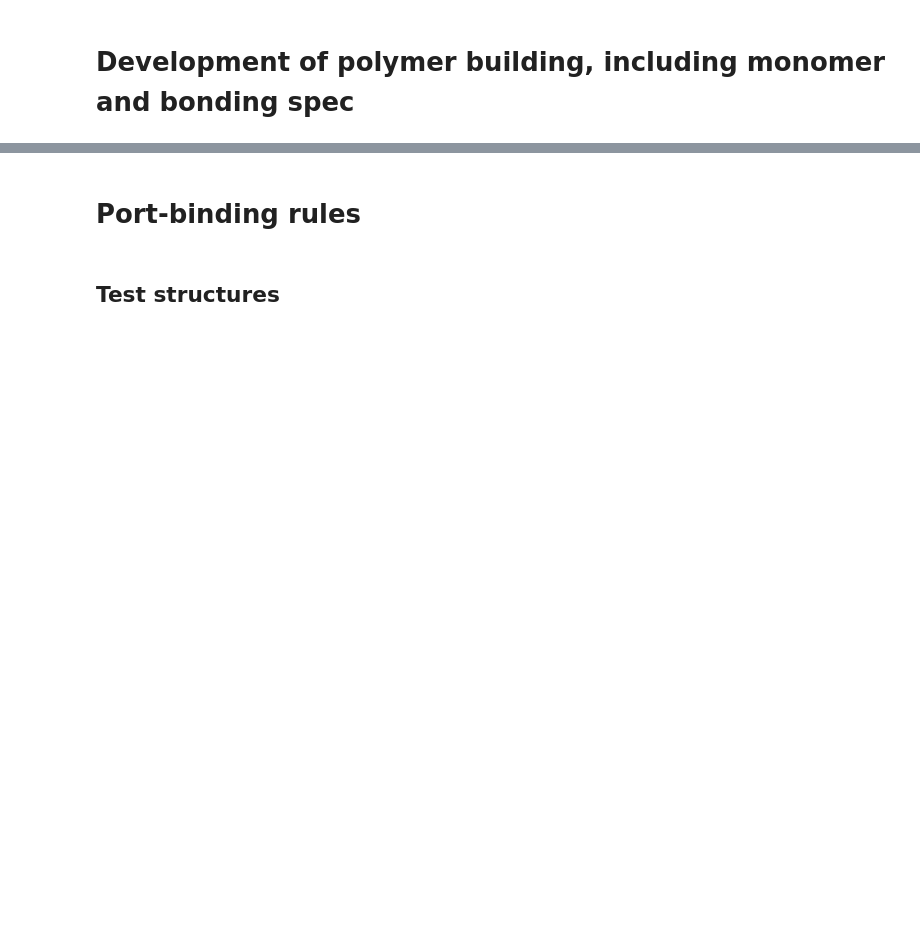
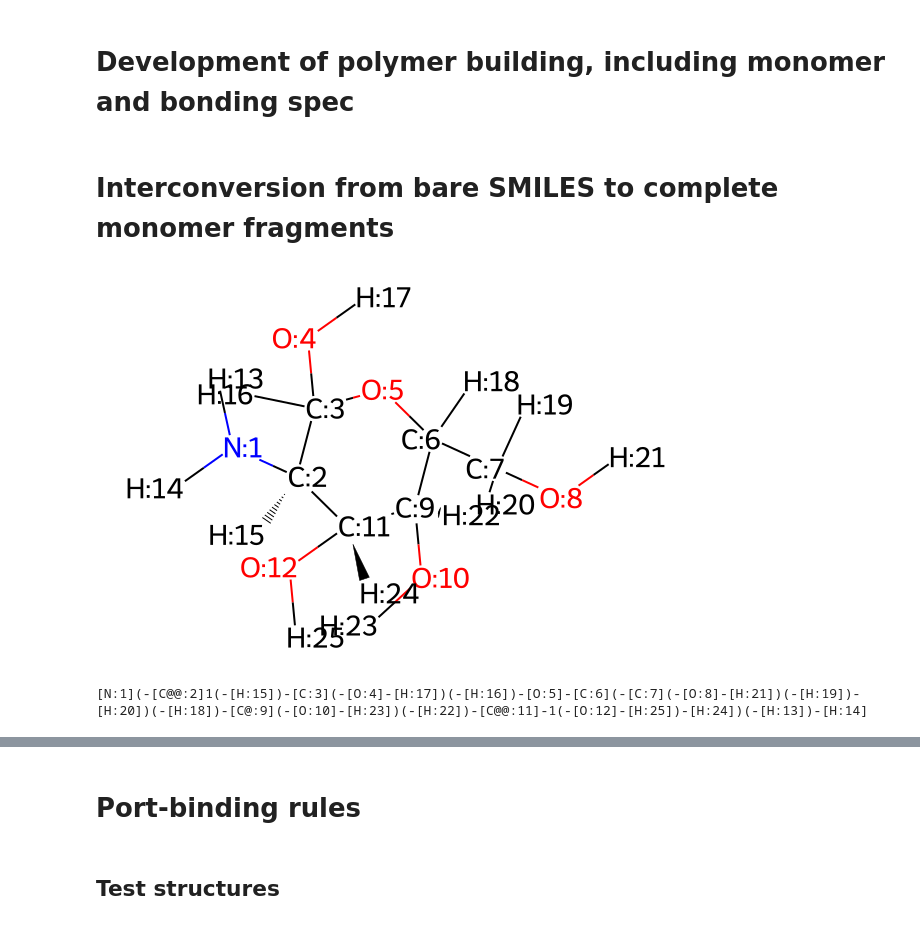
Before and after one commit to timbernat/polymer_workbench, a Jupyter notebook: polybuild_dev.ipynb, the cells around one changed output, grey strips where cells are left out. Saved outputs shown, nothing was run; the diff lists cells and outputs as text; code cells hidden in the pictures; blank space fills up the shorter version.

Commit message:
Added SMILES conversion utilities

```diff
--- a/polybuild_dev.ipynb
+++ b/polybuild_dev.ipynb
@@ -13,3 +28,24 @@ from polymerist.rdutils.amalgamation import bonding, portlib
 
 from polymerist.genutils.iteration import iter_len
 from polymerist.genutils.decorators.functional import optional_in_place
+# %% [markdown]
+# Interconversion from bare SMILES to complete monomer fragments
+# %%
+PVC_SMARTS = "[1#0:7]-[#6D4+0:1](-[#1D1+0:2])(-[#1D1+0:3])-[#6D4+0:4](-[#17D1+0:5])(-[#1D1+0:6])-[2#0:14]"
+GLUC_SMILES = 'N[C@H]1C(O)OC(CO)[C@@H](O)[C@@H]1O'
+METHYL = Chem.MolFromSmarts('[#6D4+0](-[3#0])(-[2#0])(-[4#0])(-[1#0])')
+STYRENE_SMILES = 'c1ccc[13cH]c1C-C'
+# %%
+from polymerist.monomers.substruct import specification
+from polymerist.rdutils.labeling import molwise
+from polymerist.rdutils import rdkdraw
+rdkdraw.set_rdkdraw_size(400, 3/2)
+
+smiles = GLUC_SMILES
+new_smiles = specification.expanded_SMILES(smiles)
+FULL_SMILES_MOL = Chem.MolFromSmiles(new_smiles, sanitize=False)
+display(FULL_SMILES_MOL)
+print(new_smiles)
+# %% [output]
+[figure, added]
+[N:1](-[C@@:2]1(-[H:15])-[C:3](-[O:4]-[H:17])(-[H:16])-[O:5]-[C:6](-[C:7](-[O:8]-[H:21])(-[H:19])-[H:20])(-[H:18])-[C@:9](-[O:10]-[H:23])(-[H:22])-[C@@:11]-1(-[O:12]-[H:25])-[H:24])(-[H:13])-[H:14]
```
Also changed, not shown: parts of 18 cells of this notebook, 1 other file.
